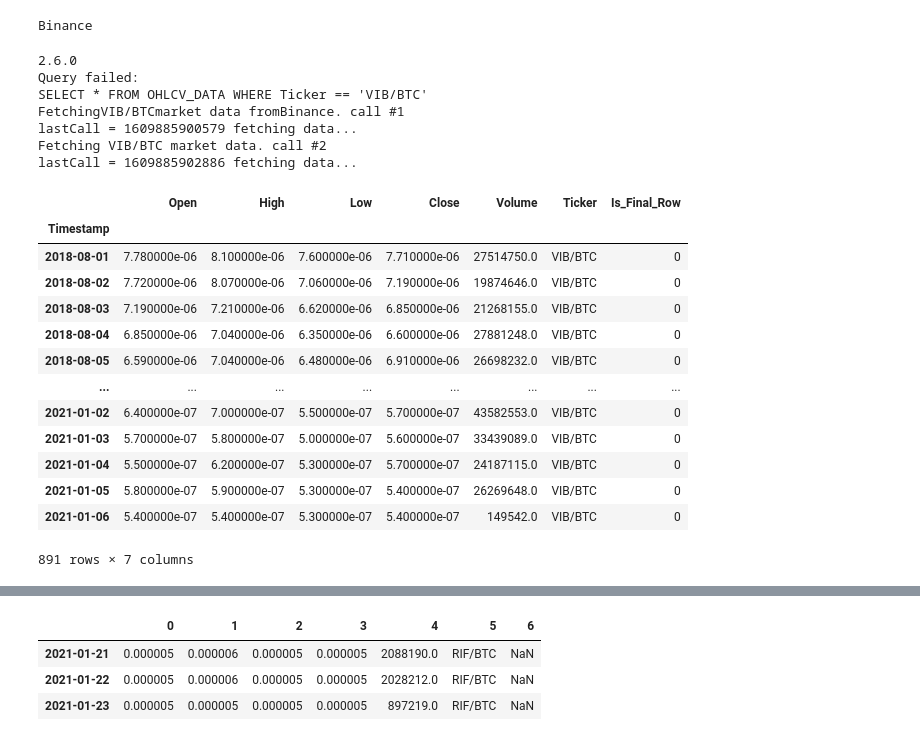
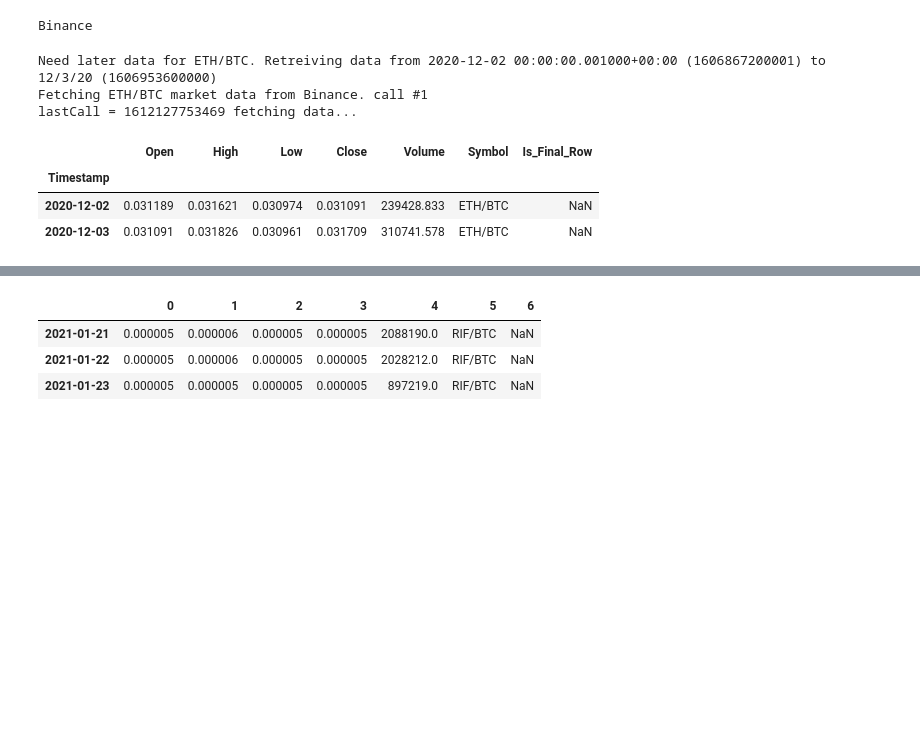
Before and after one commit to avepus/crypto-model, a Jupyter notebook: building data retrieval.ipynb, the cells around one changed output, grey strips where cells are left out. Saved outputs shown, nothing was run; the diff lists cells and outputs as text; code cells hidden in the pictures; blank space fills up the shorter version.

Commit message:
Added test for adding before and after data Cleaned up a lot of small issues

```diff
--- a/building data retrieval.ipynb
+++ b/building data retrieval.ipynb
@@ -13,27 +13,13 @@ print(exchange)
 # %% [output]
 Binance
 # %%
-df = gcd.get_DataFrame(['VIB/BTC'], exchange, '8/1/18', '12/24/20')
-df
+first = gcd.get_DataFrame(['ETH/BTC'], exchange, '12/2/20', '12/3/20')
+first
 # %% [output]
-2.6.0
-Query failed:
-SELECT * FROM OHLCV_DATA WHERE Ticker == 'VIB/BTC'
-FetchingVIB/BTCmarket data fromBinance. call #1
-lastCall = 1609885900579 fetching data...
-Fetching VIB/BTC market data. call #2
-lastCall = 1609885902886 fetching data...
+Need later data for ETH/BTC. Retreiving data from 2020-12-02 00:00:00.001000+00:00 (1606867200001) to 12/3/20 (1606953600000)
+Fetching ETH/BTC market data from Binance. call #1
+lastCall = 1612127753469 fetching data...
-|  | Open | High | Low | Close | Volume | Ticker | Is_Final_Row |
+|  | Open | High | Low | Close | Volume | Symbol | Is_Final_Row |
 | Timestamp |  |  |  |  |  |  |  |
-| 2018-08-01 | 7.780000e-06 | 8.100000e-06 | 7.600000e-06 | 7.710000e-06 | 27514750.0 | VIB/BTC | 0 |
-| 2018-08-02 | 7.720000e-06 | 8.070000e-06 | 7.060000e-06 | 7.190000e-06 | 19874646.0 | VIB/BTC | 0 |
-| 2018-08-03 | 7.190000e-06 | 7.210000e-06 | 6.620000e-06 | 6.850000e-06 | 21268155.0 | VIB/BTC | 0 |
-| 2018-08-04 | 6.850000e-06 | 7.040000e-06 | 6.350000e-06 | 6.600000e-06 | 27881248.0 | VIB/BTC | 0 |
-| 2018-08-05 | 6.590000e-06 | 7.040000e-06 | 6.480000e-06 | 6.910000e-06 | 26698232.0 | VIB/BTC | 0 |
-| ... | ... | ... | ... | ... | ... | ... | ... |
-| 2021-01-02 | 6.400000e-07 | 7.000000e-07 | 5.500000e-07 | 5.700000e-07 | 43582553.0 | VIB/BTC | 0 |
-| 2021-01-03 | 5.700000e-07 | 5.800000e-07 | 5.000000e-07 | 5.600000e-07 | 33439089.0 | VIB/BTC | 0 |
-| 2021-01-04 | 5.500000e-07 | 6.200000e-07 | 5.300000e-07 | 5.700000e-07 | 24187115.0 | VIB/BTC | 0 |
-| 2021-01-05 | 5.800000e-07 | 5.900000e-07 | 5.300000e-07 | 5.400000e-07 | 26269648.0 | VIB/BTC | 0 |
-| 2021-01-06 | 5.400000e-07 | 5.400000e-07 | 5.300000e-07 | 5.400000e-07 | 149542.0 | VIB/BTC | 0 |
+| 2020-12-02 | 0.031189 | 0.031621 | 0.030974 | 0.031091 | 239428.833 | ETH/BTC | NaN |
+| 2020-12-03 | 0.031091 | 0.031826 | 0.030961 | 0.031709 | 310741.578 | ETH/BTC | NaN |
-891 rows × 7 columns
```
Also changed, not shown: parts of 6 cells of this notebook, 2 other files.
